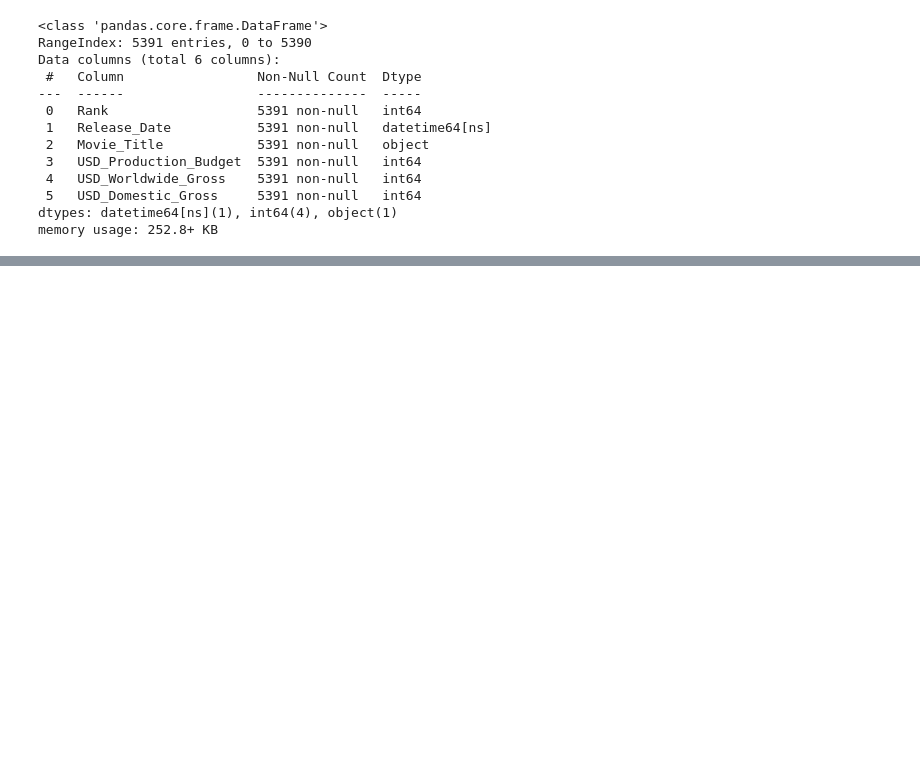
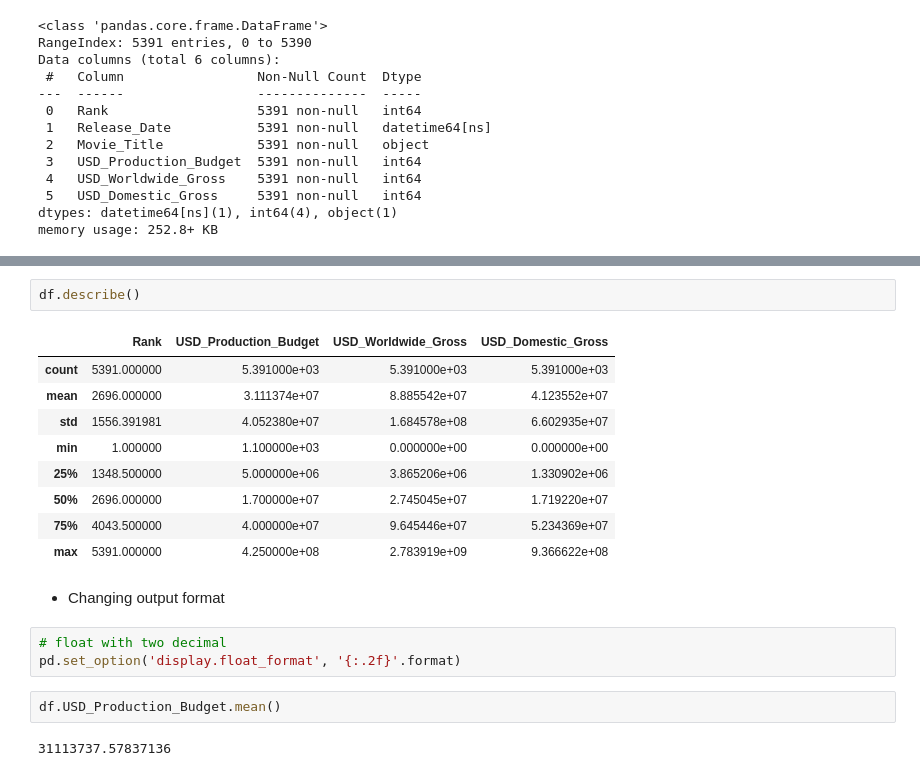
Before and after one commit to PIETRO-ing/Movie-Revenue-Estimation, a Jupyter notebook: Revenue-Estimation.ipynb, the cells around one changed output, grey strips where cells are left out. Saved outputs shown, nothing was run; the diff lists cells and outputs as text; blank space fills up the shorter version.

Commit message:
changed describe format

```diff
--- a/Revenue-Estimation.ipynb
+++ b/Revenue-Estimation.ipynb
@@ -233,0 +255,21 @@ memory usage: 252.8+ KB
+# %%
+df.describe()
+# %% [output]
+|  | Rank | USD_Production_Budget | USD_Worldwide_Gross | USD_Domestic_Gross |
+| count | 5391.000000 | 5.391000e+03 | 5.391000e+03 | 5.391000e+03 |
+| mean | 2696.000000 | 3.111374e+07 | 8.885542e+07 | 4.123552e+07 |
+| std | 1556.391981 | 4.052380e+07 | 1.684578e+08 | 6.602935e+07 |
+| min | 1.000000 | 1.100000e+03 | 0.000000e+00 | 0.000000e+00 |
+| 25% | 1348.500000 | 5.000000e+06 | 3.865206e+06 | 1.330902e+06 |
+| 50% | 2696.000000 | 1.700000e+07 | 2.745045e+07 | 1.719220e+07 |
+| 75% | 4043.500000 | 4.000000e+07 | 9.645446e+07 | 5.234369e+07 |
+| max | 5391.000000 | 4.250000e+08 | 2.783919e+09 | 9.366622e+08 |
+# %% [markdown]
+- Changing output format
+# %%
+# float with two decimal
+pd.set_option('display.float_format', '{:.2f}'.format)
+# %%
+df.USD_Production_Budget.mean()
+# %% [output]
+31113737.57837136
```
Also changed, not shown: parts of 3 cells of this notebook.
